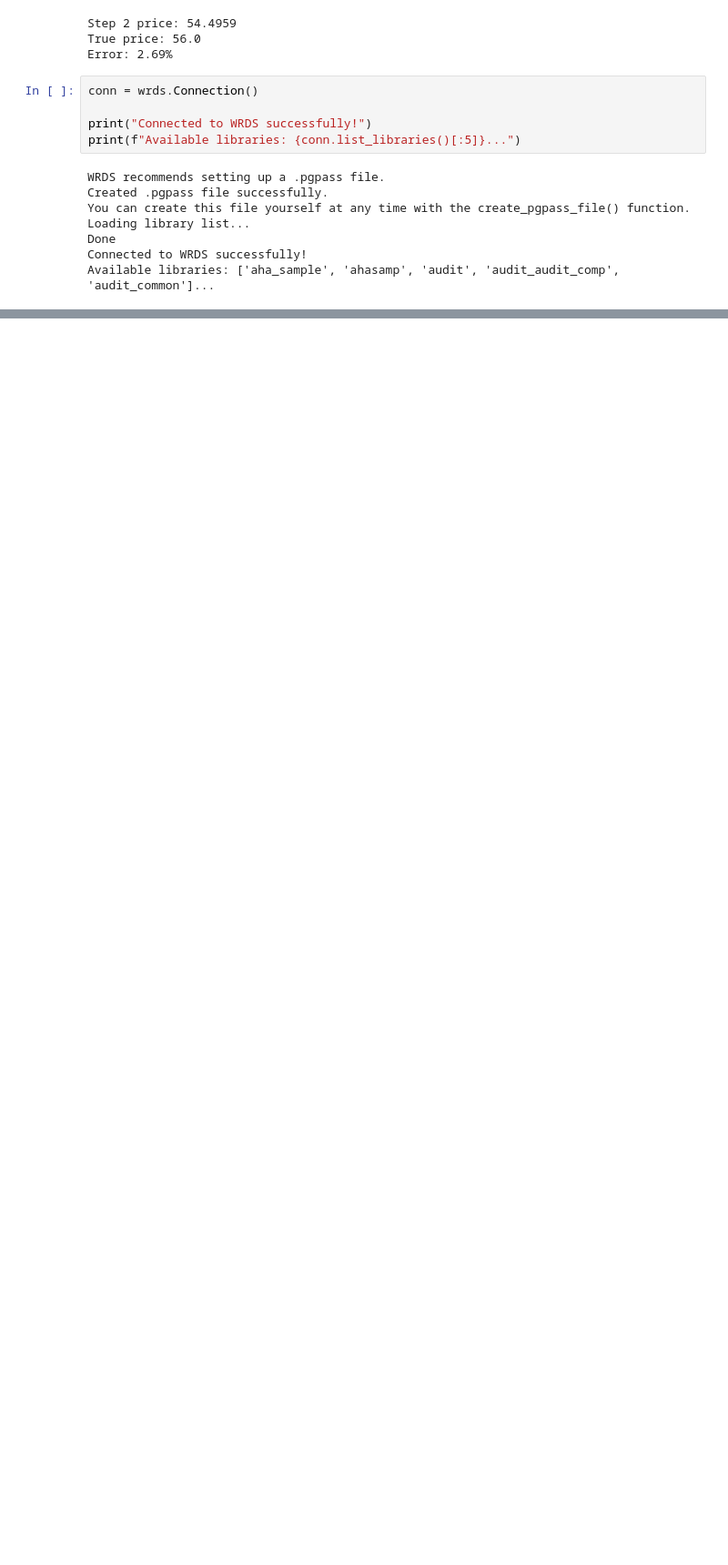
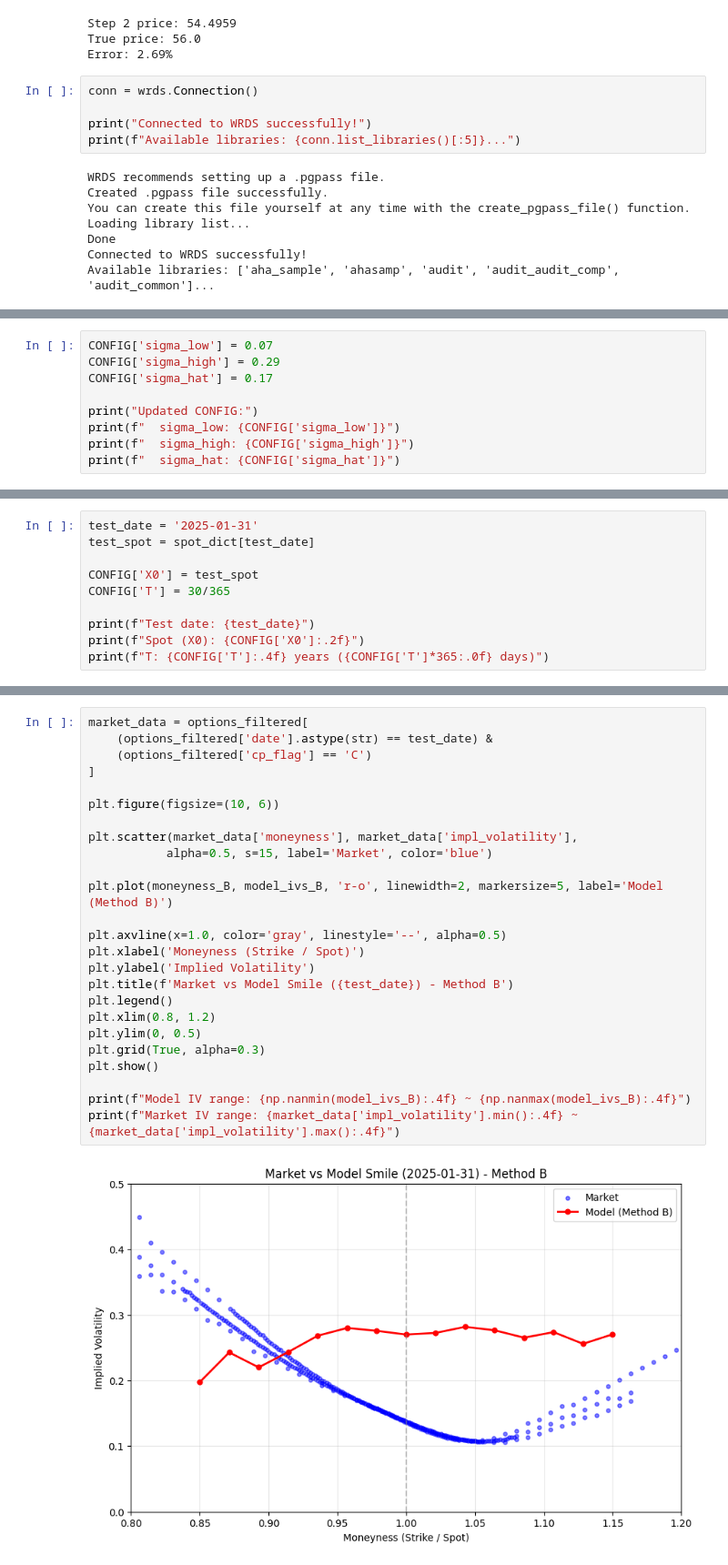
Before and after one commit to Seanjeon0220/project, a Jupyter notebook: quant/HKUTG/optionpricing/op.ipynb, the cells around one changed output, grey strips where cells are left out. Shown at 91% size. Drawn from its saved outputs; the diff is of its cells as text; blank space fills up the shorter version.

```diff
--- a/quant/HKUTG/optionpricing/op.ipynb
+++ b/quant/HKUTG/optionpricing/op.ipynb
@@ -197,0 +345,9 @@ LINE 2:     SELECT secid, ticker, effect_date
+# %%
+CONFIG['sigma_low'] = 0.07
+CONFIG['sigma_high'] = 0.29
+CONFIG['sigma_hat'] = 0.17
+
+print("Updated CONFIG:")
+print(f"  sigma_low: {CONFIG['sigma_low']}")
+print(f"  sigma_high: {CONFIG['sigma_high']}")
+print(f"  sigma_hat: {CONFIG['sigma_hat']}")
@@ -197,0 +359,10 @@ LINE 2:     SELECT secid, ticker, effect_date
+# %%
+test_date = '2025-01-31'
+test_spot = spot_dict[test_date]
+
+CONFIG['X0'] = test_spot
+CONFIG['T'] = 30/365
+
+print(f"Test date: {test_date}")
+print(f"Spot (X0): {CONFIG['X0']:.2f}")
+print(f"T: {CONFIG['T']:.4f} years ({CONFIG['T']*365:.0f} days)")
@@ -197,0 +498,27 @@ LINE 2:     SELECT secid, ticker, effect_date
+# %%
+market_data = options_filtered[
+    (options_filtered['date'].astype(str) == test_date) &
+    (options_filtered['cp_flag'] == 'C')
+]
+
+plt.figure(figsize=(10, 6))
+
+plt.scatter(market_data['moneyness'], market_data['impl_volatility'],
+           alpha=0.5, s=15, label='Market', color='blue')
+
+plt.plot(moneyness_B, model_ivs_B, 'r-o', linewidth=2, markersize=5, label='Model (Method B)')
+
+plt.axvline(x=1.0, color='gray', linestyle='--', alpha=0.5)
+plt.xlabel('Moneyness (Strike / Spot)')
+plt.ylabel('Implied Volatility')
+plt.title(f'Market vs Model Smile ({test_date}) - Method B')
+plt.legend()
+plt.xlim(0.8, 1.2)
+plt.ylim(0, 0.5)
+plt.grid(True, alpha=0.3)
+plt.show()
+
+print(f"Model IV range: {np.nanmin(model_ivs_B):.4f} ~ {np.nanmax(model_ivs_B):.4f}")
+print(f"Market IV range: {market_data['impl_volatility'].min():.4f} ~ {market_data['impl_volatility'].max():.4f}")
+# %% [output]
+[figure, added]
```
Also changed, not shown: parts of 18 cells of this notebook.
